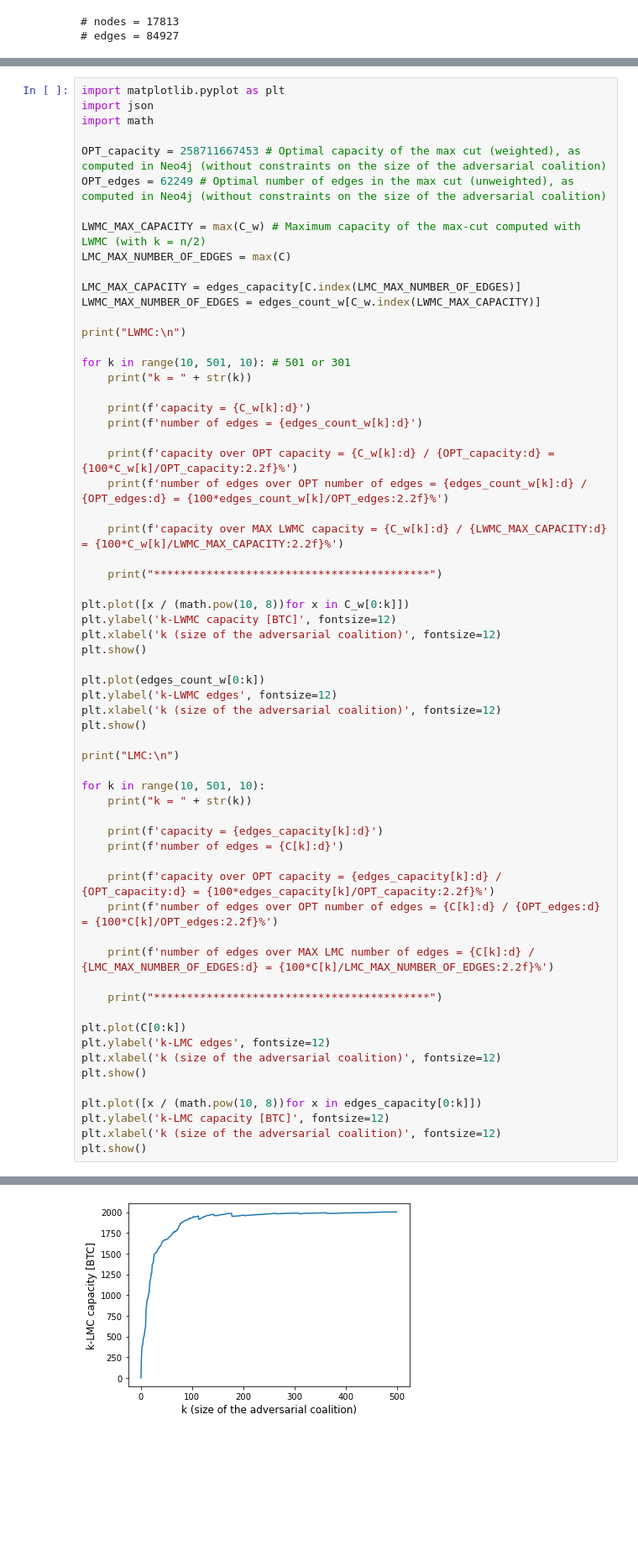
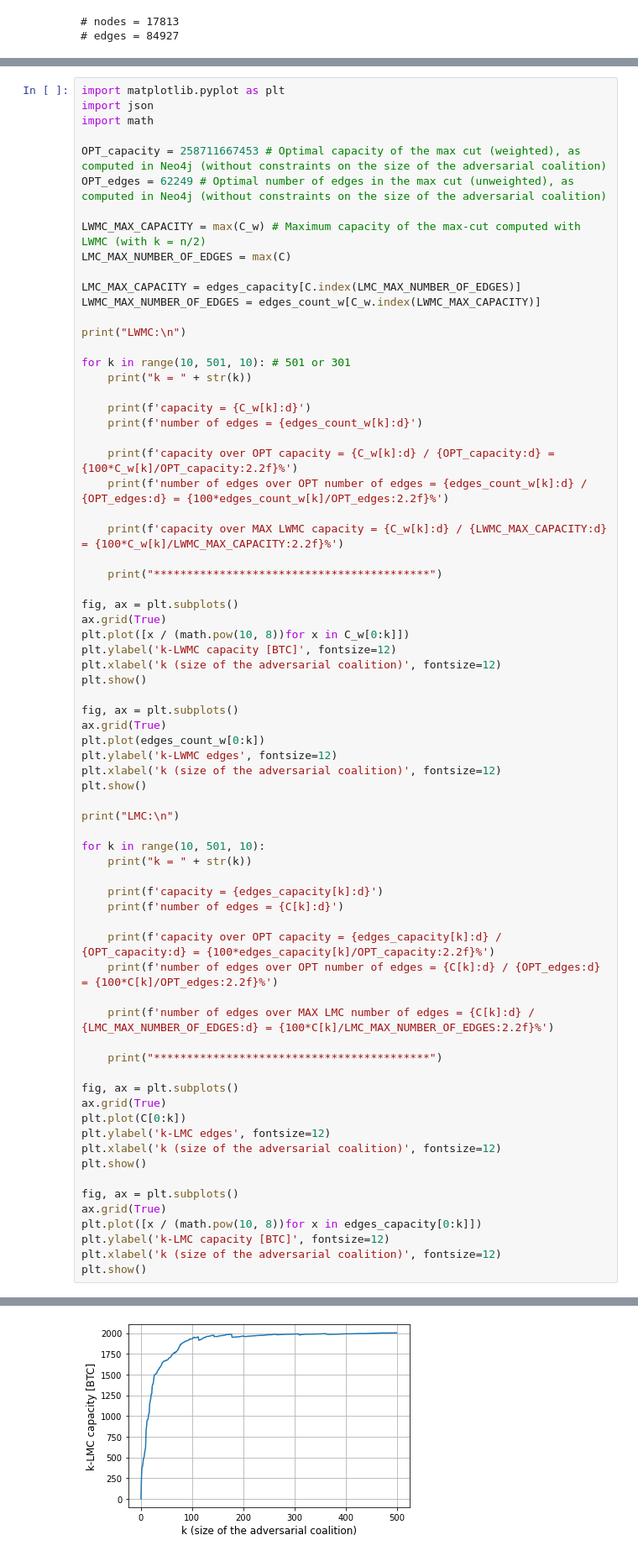
Before and after one commit to CosimoSguanci/Mass-Exit-Attacks-on-LN, a Jupyter notebook: max-cut/imbalanced-max-cut.ipynb, the cells around one changed output, grey strips where cells are left out. Shown at 84% size. Drawn from its saved outputs; the diff is of its cells as text; blank space fills up the shorter version.

```diff
--- a/max-cut/imbalanced-max-cut.ipynb
+++ b/max-cut/imbalanced-max-cut.ipynb
@@ -173,11 +173,15 @@ for k in range(10, 501, 10): # 501 or 301
 
     print("******************************************")
 
+fig, ax = plt.subplots()
+ax.grid(True)
 plt.plot([x / (math.pow(10, 8))for x in C_w[0:k]])
 plt.ylabel('k-LWMC capacity [BTC]', fontsize=12)
 plt.xlabel('k (size of the adversarial coalition)', fontsize=12)
 plt.show()
 
+fig, ax = plt.subplots()
+ax.grid(True)
 plt.plot(edges_count_w[0:k])
 plt.ylabel('k-LWMC edges', fontsize=12)
 plt.xlabel('k (size of the adversarial coalition)', fontsize=12)
@@ -198,11 +202,15 @@ for k in range(10, 501, 10):
 
     print("******************************************")
 
+fig, ax = plt.subplots()
+ax.grid(True)
 plt.plot(C[0:k])
 plt.ylabel('k-LMC edges', fontsize=12)
 plt.xlabel('k (size of the adversarial coalition)', fontsize=12)
 plt.show()
 
+fig, ax = plt.subplots()
+ax.grid(True)
 plt.plot([x / (math.pow(10, 8))for x in edges_capacity[0:k]])
 plt.ylabel('k-LMC capacity [BTC]', fontsize=12)
 plt.xlabel('k (size of the adversarial coalition)', fontsize=12)
@@ -248,4 +256,4 @@ number of edges over MAX LMC number of edges = 56444 / 63251 = 89.24%
-[figure, old version]
+[figure, new version]
 # %%
 # Code to output nodes in 30-LMC to analyze the effects of the removal of these nodes from the network
 
```
Also changed, not shown: parts of 1 cell of this notebook.
